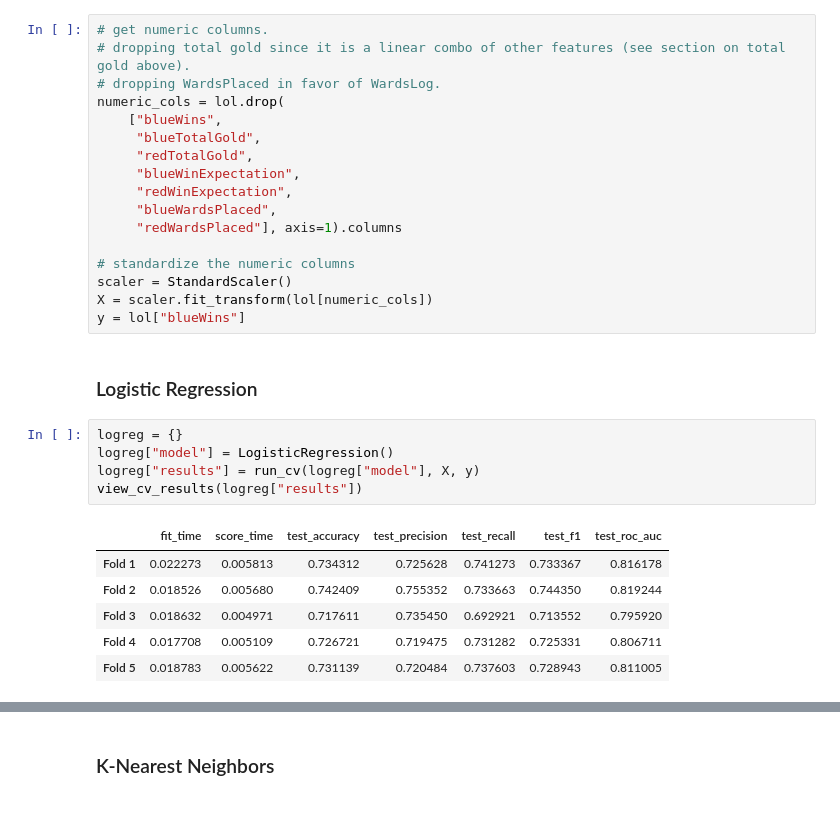
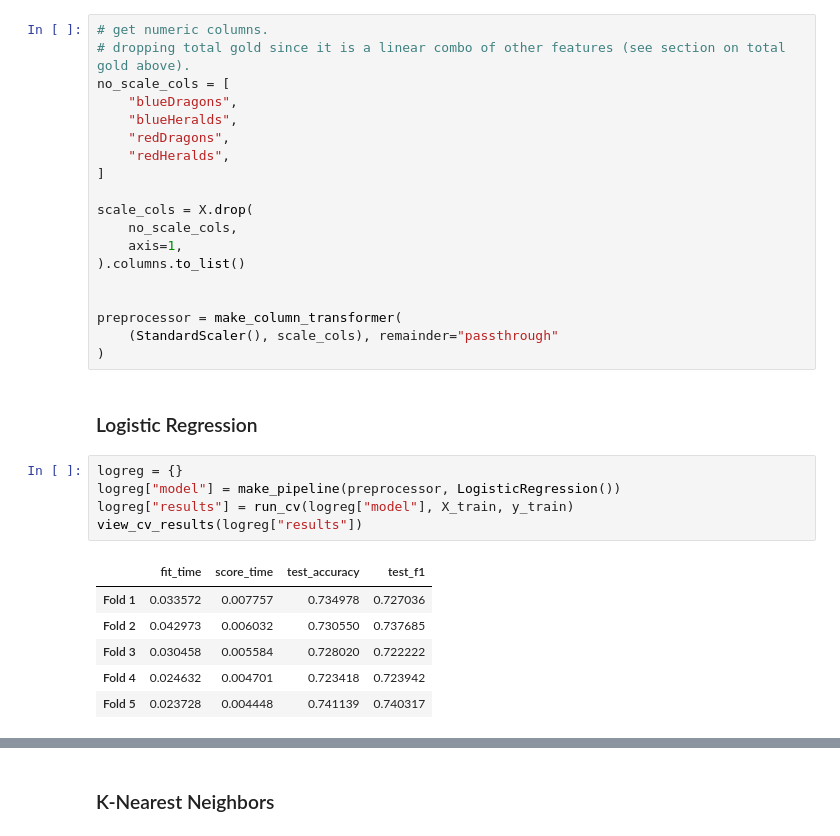
Before and after one commit to awray3/league_of_legends, a Jupyter notebook: league_of_legends.ipynb, the cells around one changed output, grey strips where cells are left out. Cells and saved outputs as stored; diff of their text form.

Commit message:
Update cross-validation with train/test split

```diff
--- a/league_of_legends.ipynb
+++ b/league_of_legends.ipynb
@@ -487,34 +571,36 @@ For these models it will be helpful to normalize the data since they work with E
 # %%
 # get numeric columns.
 # dropping total gold since it is a linear combo of other features (see section on total gold above).
-# dropping WardsPlaced in favor of WardsLog.
-numeric_cols = lol.drop(
-    ["blueWins",
-     "blueTotalGold",
-     "redTotalGold",
-     "blueWinExpectation",
-     "redWinExpectation",
-     "blueWardsPlaced",
-     "redWardsPlaced"], axis=1).columns
+no_scale_cols = [
+    "blueDragons",
+    "blueHeralds",
+    "redDragons",
+    "redHeralds",
+]
 
-# standardize the numeric columns
-scaler = StandardScaler()
-X = scaler.fit_transform(lol[numeric_cols])
-y = lol["blueWins"]
+scale_cols = X.drop(
+    no_scale_cols,
+    axis=1,
+).columns.to_list()
+
+
+preprocessor = make_column_transformer(
+    (StandardScaler(), scale_cols), remainder="passthrough"
+)
 # %% [markdown]
 ### Logistic Regression
 # %%
 logreg = {}
-logreg["model"] = LogisticRegression()
-logreg["results"] = run_cv(logreg["model"], X, y)
+logreg["model"] = make_pipeline(preprocessor, LogisticRegression())
+logreg["results"] = run_cv(logreg["model"], X_train, y_train)
 view_cv_results(logreg["results"])
 # %% [output]
-|  | fit_time | score_time | test_accuracy | test_precision | test_recall | test_f1 | test_roc_auc |
-| Fold 1 | 0.022273 | 0.005813 | 0.734312 | 0.725628 | 0.741273 | 0.733367 | 0.816178 |
-| Fold 2 | 0.018526 | 0.005680 | 0.742409 | 0.755352 | 0.733663 | 0.744350 | 0.819244 |
-| Fold 3 | 0.018632 | 0.004971 | 0.717611 | 0.735450 | 0.692921 | 0.713552 | 0.795920 |
-| Fold 4 | 0.017708 | 0.005109 | 0.726721 | 0.719475 | 0.731282 | 0.725331 | 0.806711 |
-| Fold 5 | 0.018783 | 0.005622 | 0.731139 | 0.720484 | 0.737603 | 0.728943 | 0.811005 |
+|  | fit_time | score_time | test_accuracy | test_f1 |
+| Fold 1 | 0.033572 | 0.007757 | 0.734978 | 0.727036 |
+| Fold 2 | 0.042973 | 0.006032 | 0.730550 | 0.737685 |
+| Fold 3 | 0.030458 | 0.005584 | 0.728020 | 0.722222 |
+| Fold 4 | 0.024632 | 0.004701 | 0.723418 | 0.723942 |
+| Fold 5 | 0.023728 | 0.004448 | 0.741139 | 0.740317 |
 # %%
 cv_conf_int(logreg["results"])
 # %% [output]
```
Also changed, not shown: parts of 35 cells of this notebook.
